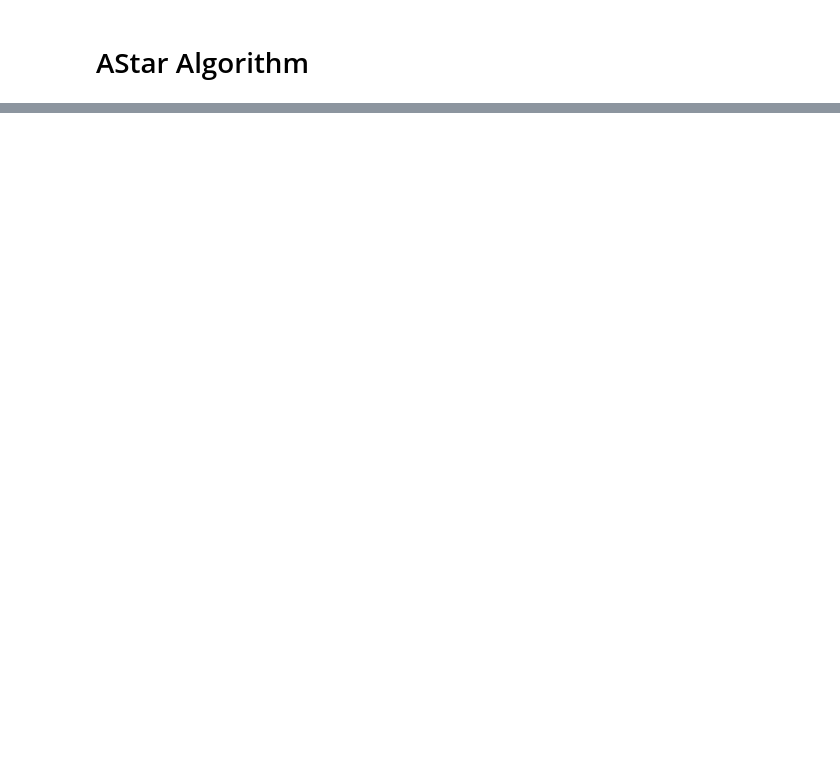
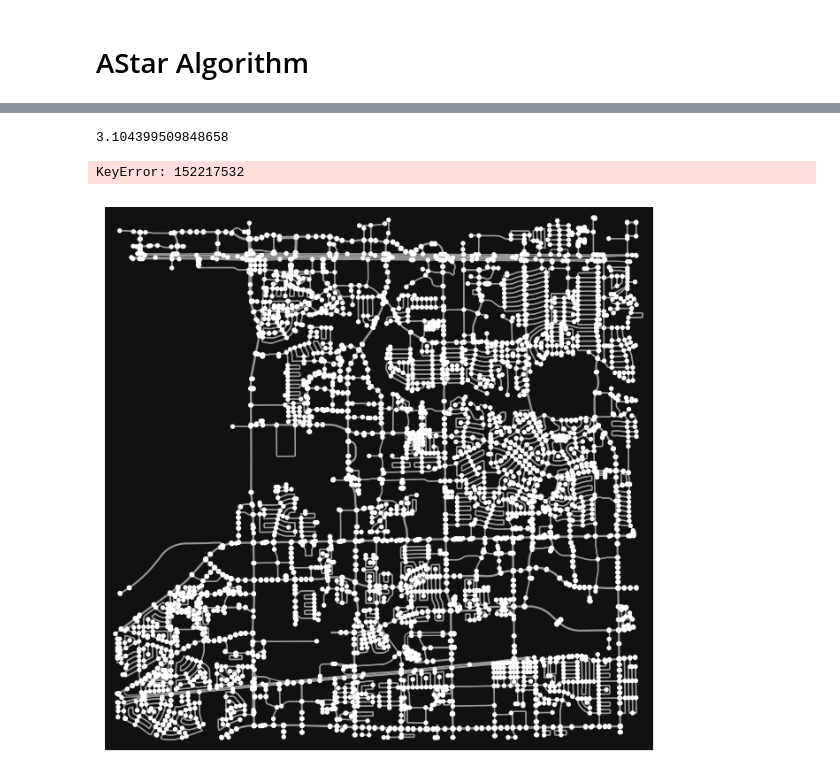
Before and after one commit to Bestakdv/vhs-intro-ai, a Jupyter notebook: road_network_analysis_1_1.ipynb, the cells around one changed output, grey strips where cells are left out. Cells and saved outputs as stored; diff of their text form; code cells hidden in the pictures; blank space fills up the shorter version.

```diff
--- a/road_network_analysis_1_1.ipynb
+++ b/road_network_analysis_1_1.ipynb
@@ -503,0 +732,31 @@ Path found: [(0, 0), (1, 0), (2, 0), (4, 0), (5, 0), (6, 0)]
+# %%
+#Testing
+
+G = ox.graph_from_address(
+     address="13051 Whittington Drive, Houston, TX",
+     dist=5000,
+     network_type="drive"
+)
+g = GraphL(num_vertices=len(G.nodes()))
+print(g.haversine((29.74649479652447, -95.61900340979507), (29.774182870720324, -95.61487970221935)))
+
+origin_node = ox.distance.nearest_nodes(G, X=-95.61900340979507, Y=29.74649479652447)
+destination_node = ox.distance.nearest_nodes(G, X=-95.61487970221935, Y=29.774182870720324)
+
+
+for node in G.nodes():
+    latlong = (G.nodes[node]['y'], G.nodes[node]['x'])
+    g.add_node(node, tuple(latlong))
+    for neighbor, data in G[node].items():
+        for edge_data in data.values():
+            weight = edge_data.get('length', 1)
+            g.add_edge(node, neighbor, weight)
+
+
+fig, ax = ox.plot_graph(G, show=False, close=False)
+path = g.aStar(origin_node, destination_node)
+ox.plot_graph_route(G, path, ax=ax, route_color='y', node_size=0)
+# %% [output]
+3.104399509848658
+KeyError: 152217532
+[figure, added]
```
Also changed, not shown: parts of 18 cells of this notebook.
